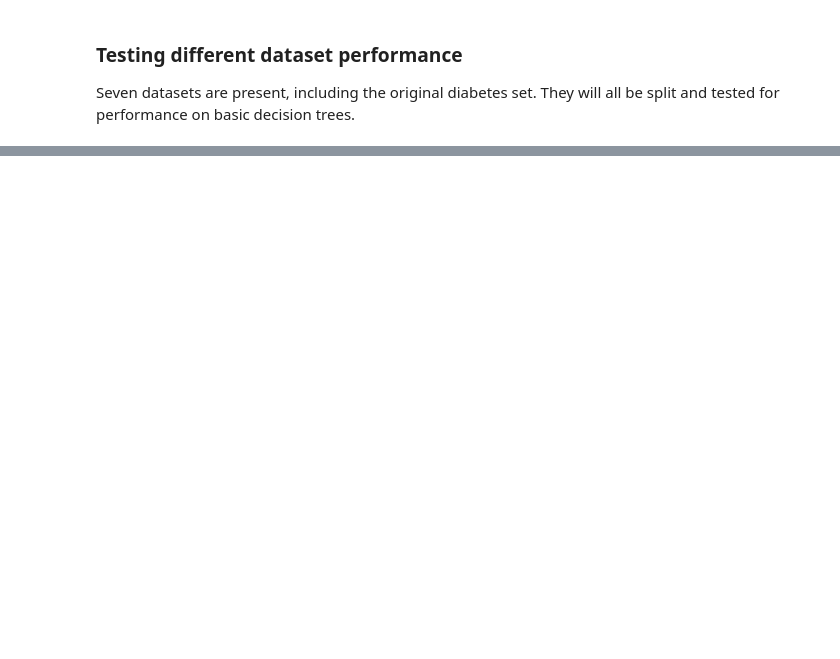
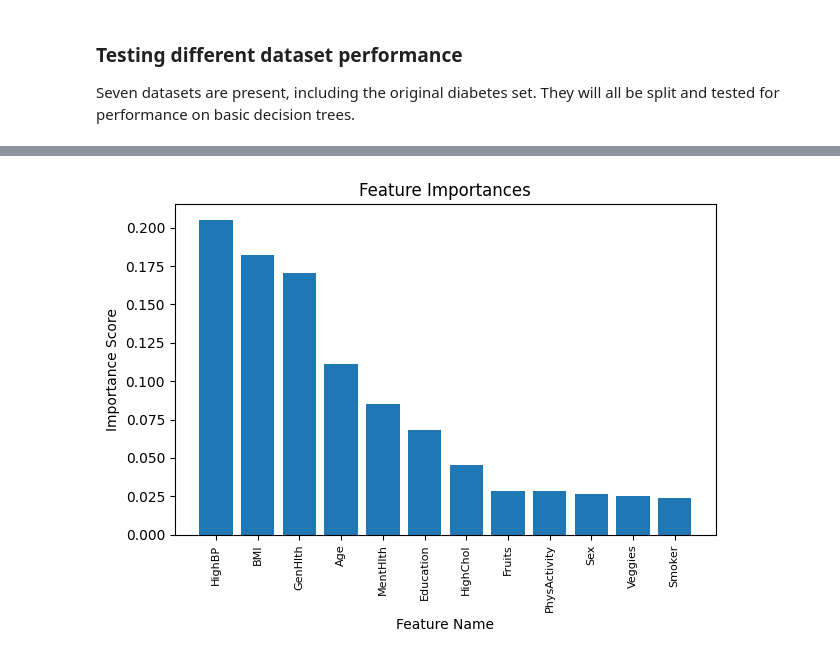
Before and after one commit to thuyr13/DS_2ndreport, a Jupyter notebook: Feature Engineering.ipynb, the cells around one changed output, grey strips where cells are left out. Saved outputs shown, nothing was run; the diff lists cells and outputs as text; code cells hidden in the pictures; blank space fills up the shorter version.

```diff
--- a/Feature Engineering.ipynb
+++ b/Feature Engineering.ipynb
@@ -310,19 +311,42 @@ Four ways of investigating important features will be:
 #setting up initial model
 
 model1 = tree.DecisionTreeClassifier()
+model6 = tree.DecisionTreeClassifier()
 classtree_noprune=model1.fit(train_Ivs1, train_DV1)
+classtree_noprune6=model6.fit(train_Ivs6,train_DV6)
 # %%
+# for original dataset
+
 optalpha = classtree_noprune.cost_complexity_pruning_path(train_Ivs1,train_DV1) #finding optimal pruning parameter alpha.
 biggest=max(optalpha.ccp_alphas) # extracting highest alpha
 medianalpha=np.median(optalpha.ccp_alphas) # extracting median alpha.
 meanalpha=np.mean(optalpha.ccp_alphas) # average alpha
+
+# for preprocessed dataset
+
+optalpha6 = classtree_noprune6.cost_complexity_pruning_path(train_Ivs6,train_DV6) #finding optimal pruning parameter alpha.
+biggest6=max(optalpha6.ccp_alphas) # extracting highest alpha
+medianalpha6=np.median(optalpha6.ccp_alphas) # extracting median alpha.
+meanalpha6=np.mean(optalpha6.ccp_alphas) # average alpha
 # %%
-# specifying additional models with pruning parameters
+# specifying additional models with pruning parameters: original dataset
 model2 = tree.DecisionTreeClassifier(ccp_alpha=biggest)
 model3 = tree.DecisionTreeClassifier(ccp_alpha=medianalpha)
 model4 = tree.DecisionTreeClassifier(ccp_alpha=meanalpha)
+
+# specifying additional models with pruning parameters: preprocessed dataset
+
+model26 = tree.DecisionTreeClassifier(ccp_alpha=biggest6)
+model36 = tree.DecisionTreeClassifier(ccp_alpha=medianalpha6)
+model46 = tree.DecisionTreeClassifier(ccp_alpha=meanalpha6)
 # %%
+# fit: original dataset
 classtree2=model2.fit(train_Ivs1, train_DV1)
 classtree3=model3.fit(train_Ivs1, train_DV1)
 classtree4=model4.fit(train_Ivs1, train_DV1)
+
+# fit: preprocessed dataset
+classtree26=model26.fit(train_Ivs6, train_DV6)
+classtree36=model36.fit(train_Ivs6, train_DV6)
+classtree46=model46.fit(train_Ivs6, train_DV6)
 # %%
@@ -371,0 +431,16 @@ The most important variables here were:
+# %%
+# investigating important features in preprocessed dataset
+fnames = model46.feature_names_in_
+importance = model46.feature_importances_
+dfdata = pd.DataFrame({'feature': fnames, 'importance': importance})
+sorted = dfdata.sort_values(by='importance',ascending=False)
+
+
+plt.title("Feature Importances")
+plt.xlabel("Feature Name")
+plt.ylabel("Importance Score")
+plt.bar(sorted['feature'],sorted['importance'])
+plt.xticks(rotation=90,size=8)
+plt.tight_layout()
+# %% [output]
+[figure, added]
```
Also changed, not shown: parts of 31 cells of this notebook, 10 other files.
